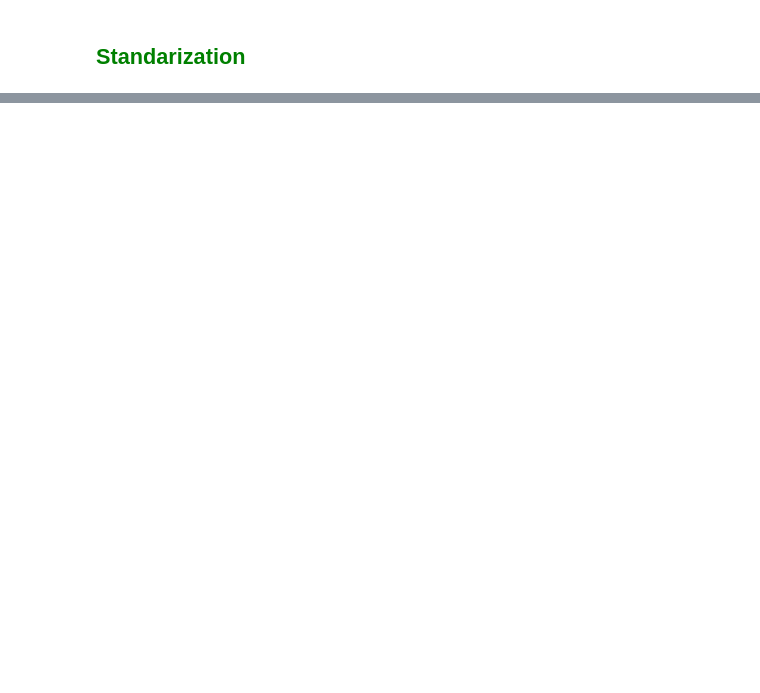
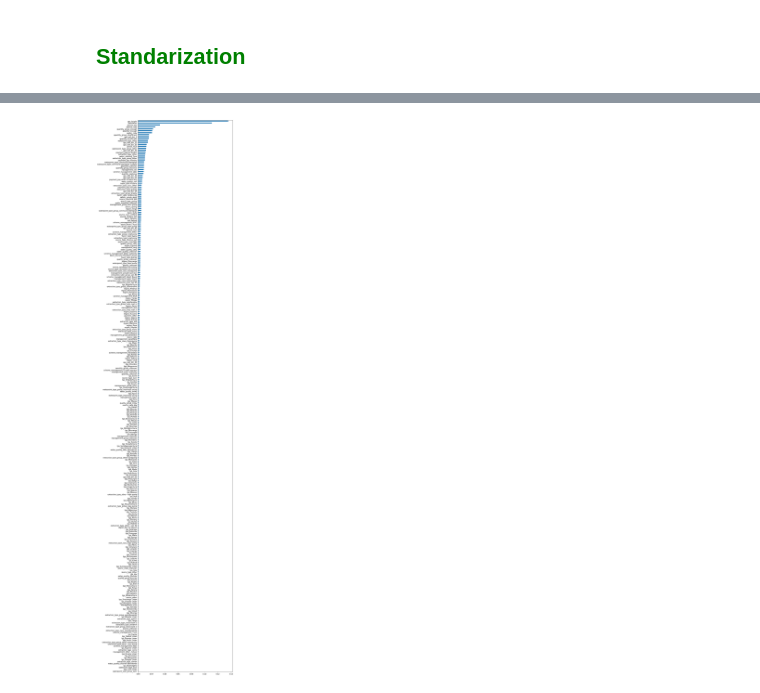
Before and after one commit to PCerralbo/Pump_it_Up_DDriven, a Jupyter notebook: first_attempt.ipynb, the cells around one changed output, grey strips where cells are left out. Cells and saved outputs as stored; diff of their text form; code cells hidden in the pictures; blank space fills up the shorter version.

```diff
--- a/first_attempt.ipynb
+++ b/first_attempt.ipynb
@@ -821,0 +1047,7 @@ Index(['amount_tsh', 'gps_height', 'region_code', 'district_code',
+# %%
+importances = rdf.feature_importances_
+pd.Series(rdf.feature_importances_, index=X_train.columns).nlargest(300).plot(figsize=(10,60),kind='barh')
+plt.gca().invert_yaxis()
+plt.show()
+# %% [output]
+[figure, added]
```
Also changed, not shown: parts of 54 cells of this notebook, 1 other file.
